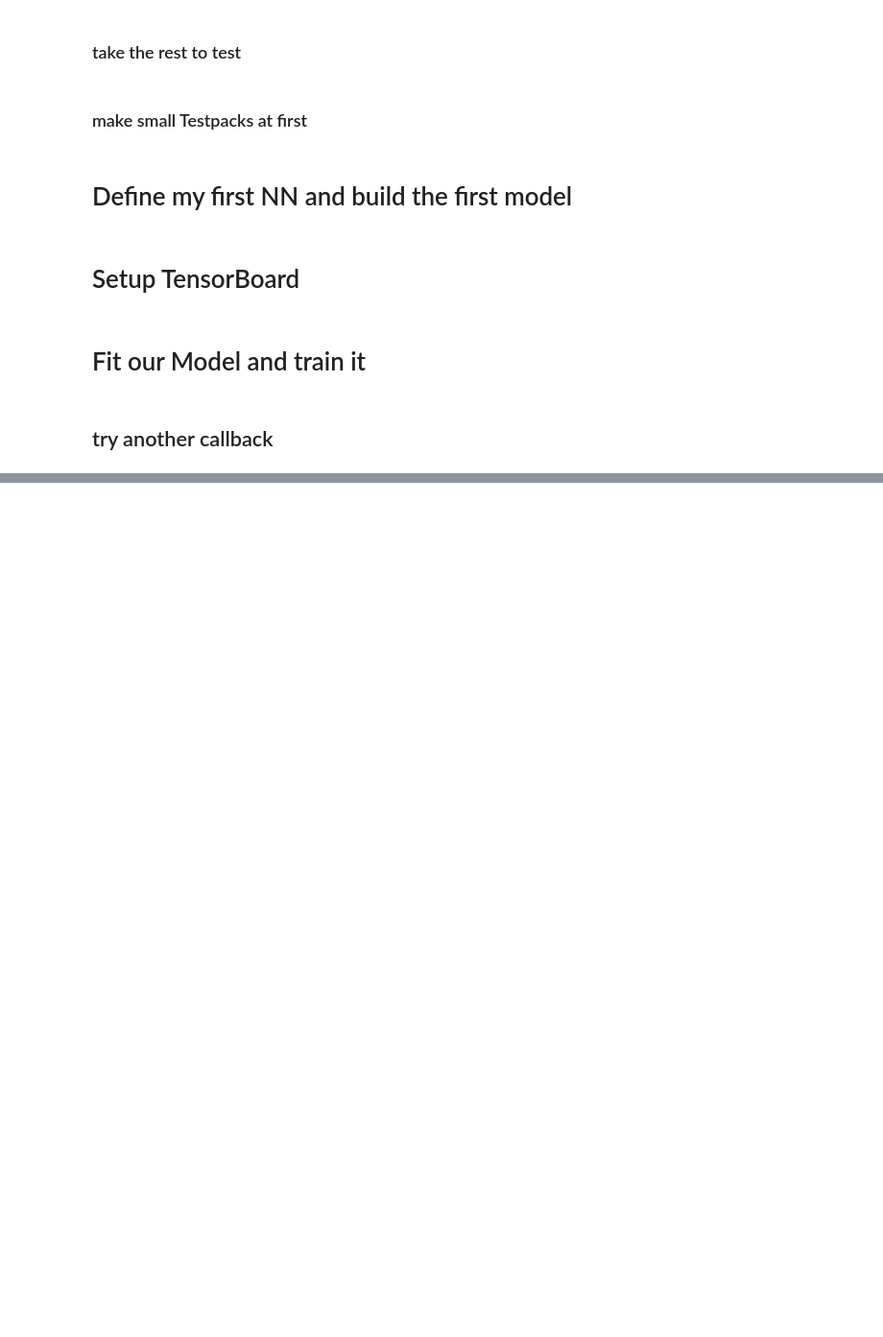
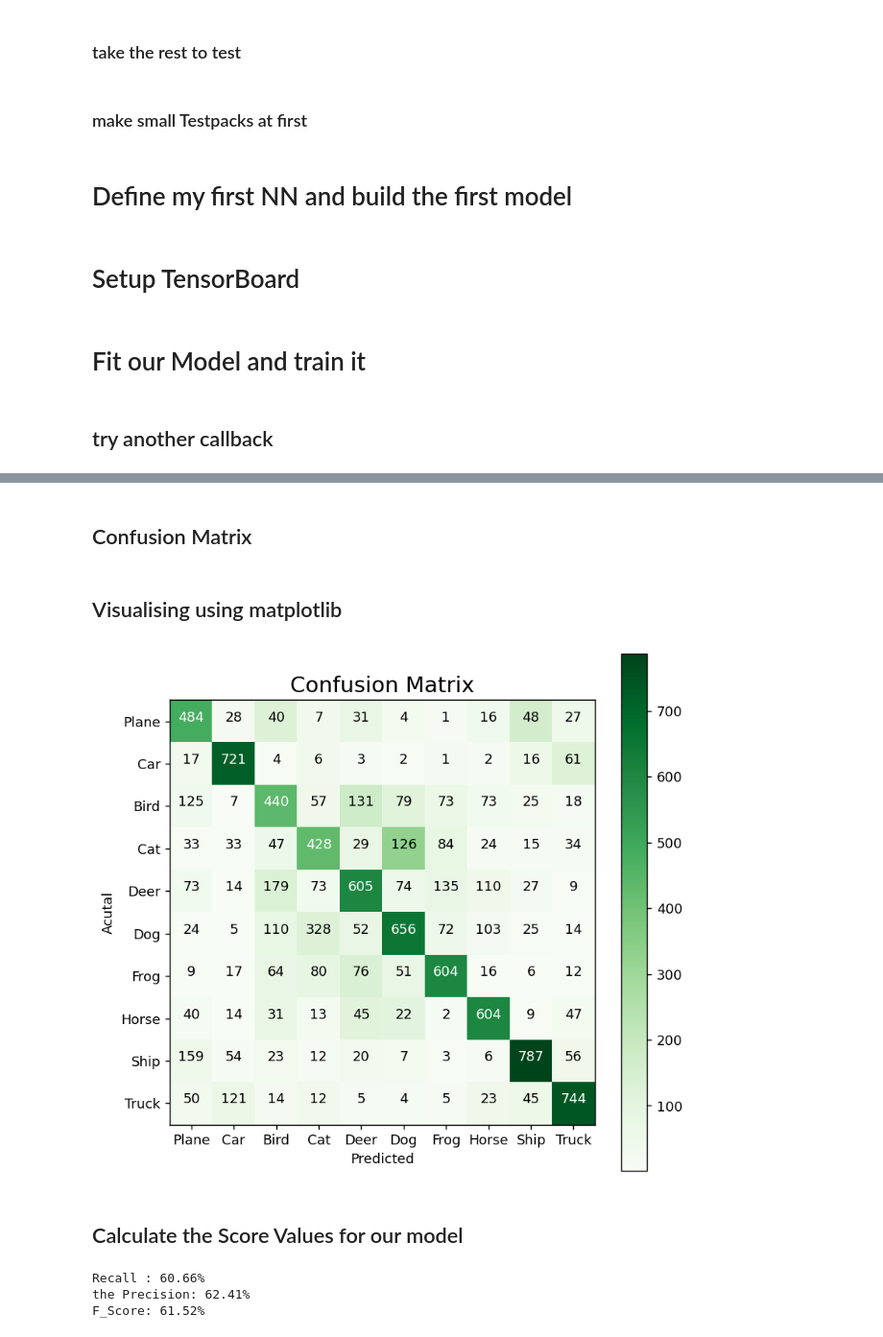
Before and after one commit to ahmadasmandar/python_tutorials, a Jupyter notebook: machine/10 - build our ANN.ipynb, the cells around one changed output, grey strips where cells are left out. Shown: that part at 96% size. Saved outputs shown, nothing was run; the diff lists cells and outputs as text; code cells hidden in the pictures; blank space fills up the shorter version.

Commit message:
end and Evaluate my first model 10 closed

```diff
--- a/machine/10 - build our ANN.ipynb
+++ b/machine/10 - build our ANN.ipynb
@@ -35,6 +34,7 @@ The tensorboard extension is already loaded. To reload it, use:
 # %% [markdown]
 # Constants
 # %%
+LABEL_NAMES = ['Plane', 'Car', 'Bird', 'Cat', 'Deer', 'Dog', 'Frog', 'Horse', 'Ship', 'Truck']
 image_width= 32
 image_height= 32
 image_pixels= image_height*image_width
@@ -43,6 +43,7 @@ total_inputs=image_pixels*color_channels
 
 valid_size=40000
 xs_size=1000
+NR_CLASSES = 10
 # %% [markdown]
 # Get the Datat
 # %%
@@ -246,0 +305,31 @@ Wall time: 2min 13s
+# %% [markdown]
+## Confusion Matrix
+# %%
+from sklearn.metrics import confusion_matrix
+predictions_all= model_2.predict_classes(x_test)
+conf_matx=confusion_matrix(y_true=y_test, y_pred=predictions_all)
+nr_rows=conf_matx.shape[0]
+nr_cols=conf_matx.shape[1]
+# %% [markdown]
+## Visualising using matplotlib
+# %%
+import itertools
+plt.figure(figsize=(7,7), dpi=130)
+plt.imshow(conf_matx,cmap=plt.cm.Greens)
+plt.colorbar()
+plt.title("Confusion Matrix", fontsize=16)
+plt.ylabel("Acutal")
+plt.xlabel("Predicted")
+tick_marks=np.arange(NR_CLASSES)
+plt.yticks(tick_marks, LABEL_NAMES)
+plt.xticks(tick_marks, LABEL_NAMES)
+for i, j in itertools.product(range(nr_rows),range(nr_cols)):
+    plt.text(i,j , conf_matx[i,j], ha='center',
+    color='white' if conf_matx[i,j] > conf_matx.max()/2 else 'k')
+
+
+plt.show()
+# %% [output]
+[figure, added]
+# %% [markdown]
+## Calculate the Score Values for our model
@@ -246,0 +340,10 @@ Wall time: 2min 13s
+# %%
+Recall= True_Positive / TP_FalseNegative
+Precision= True_Positive / TP_FalsePositive
+F_Score= 2 * (np.mean(Precision) * np.mean(Recall))/ (np.mean(Precision) + np.mean(Recall))
+
+print ( f' Recall : {np.mean(Recall):0.2%} \nthe Precision: {np.mean(Precision):0.2%} \nF_Score: {F_Score:0.2%}  ')
+# %% [output]
+Recall : 60.66%
+the Precision: 62.41%
+F_Score: 61.52%
```
Also changed, not shown: parts of 17 cells of this notebook, 23 other files.
